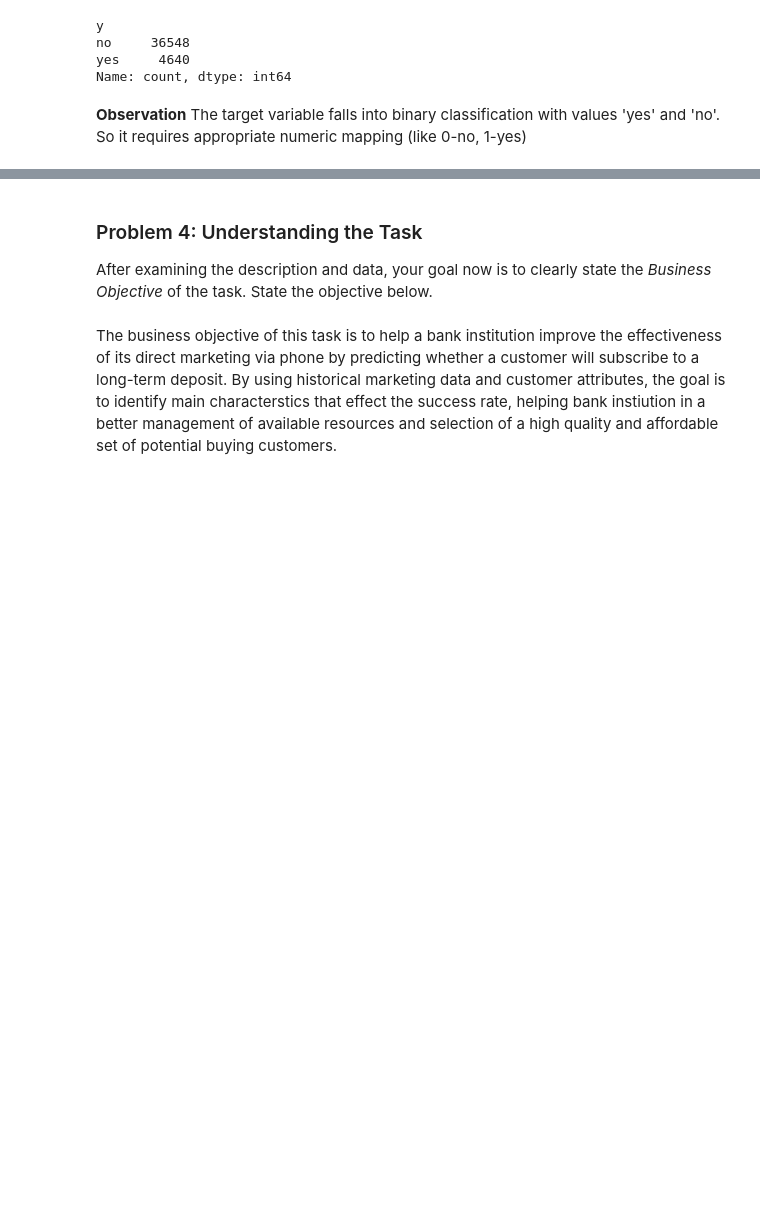
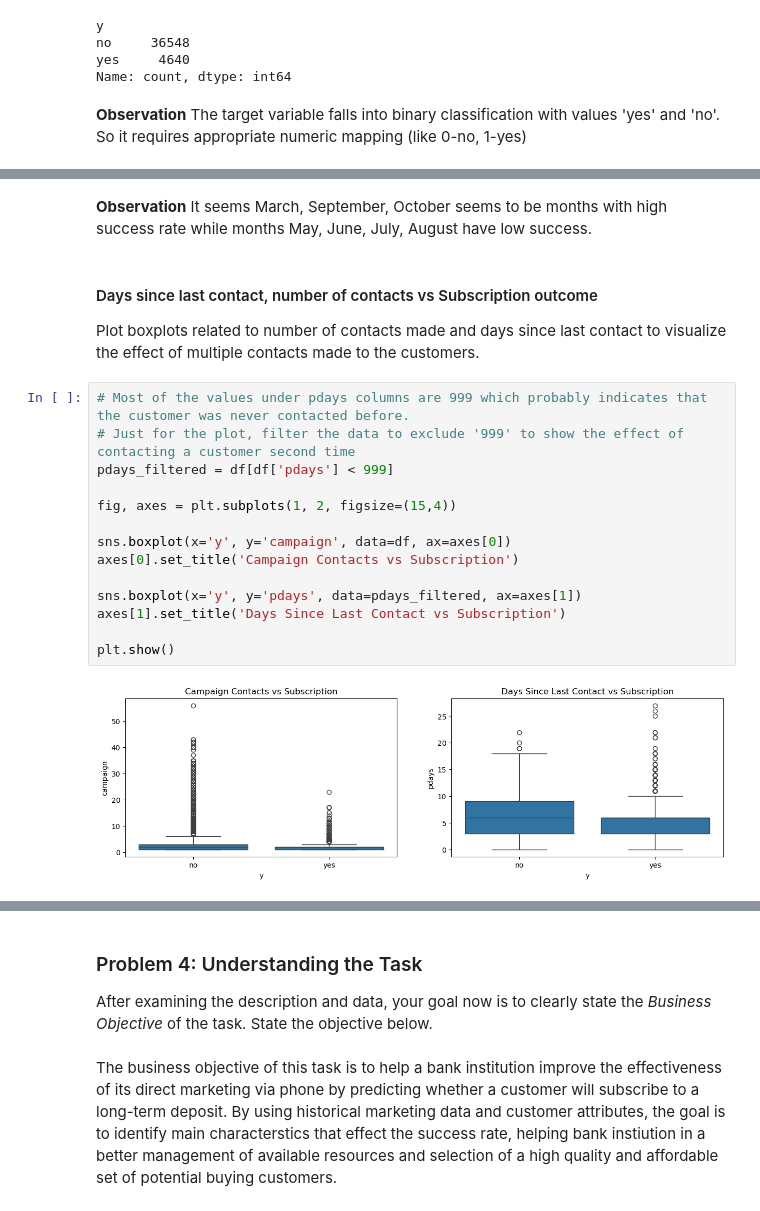
Before and after one commit to satishpothuri/ml-bank-campaign-effectiveness-analysis, a Jupyter notebook: ml-bank-campaign-effectiveness-analysis.ipynb, the cells around one changed output, grey strips where cells are left out. Drawn from its saved outputs; the diff is of its cells as text; blank space fills up the shorter version.

```diff
--- a/ml-bank-campaign-effectiveness-analysis.ipynb
+++ b/ml-bank-campaign-effectiveness-analysis.ipynb
@@ -104,0 +135,22 @@ Name: count, dtype: int64
+# %% [markdown]
+**Observation** It seems March, September, October seems to be months with high success rate while months May, June, July, August have low success.
+# %% [markdown]
+#### Days since last contact, number of contacts vs Subscription outcome
+
+Plot boxplots related to number of contacts made and days since last contact to visualize the effect of multiple contacts made to the customers.
+# %%
+# Most of the values under pdays columns are 999 which probably indicates that the customer was never contacted before.
+# Just for the plot, filter the data to exclude '999' to show the effect of contacting a customer second time
+pdays_filtered = df[df['pdays'] < 999]
+
+fig, axes = plt.subplots(1, 2, figsize=(15,4))
+
+sns.boxplot(x='y', y='campaign', data=df, ax=axes[0])
+axes[0].set_title('Campaign Contacts vs Subscription')
+
+sns.boxplot(x='y', y='pdays', data=pdays_filtered, ax=axes[1])
+axes[1].set_title('Days Since Last Contact vs Subscription')
+
+plt.show()
+# %% [output]
+[figure, added]
```
Also changed, not shown: parts of 24 cells of this notebook.
